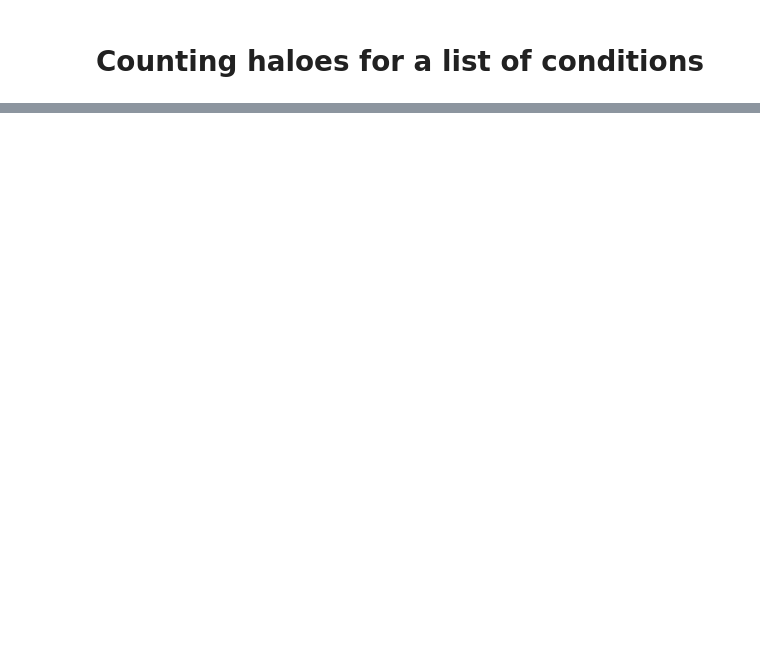
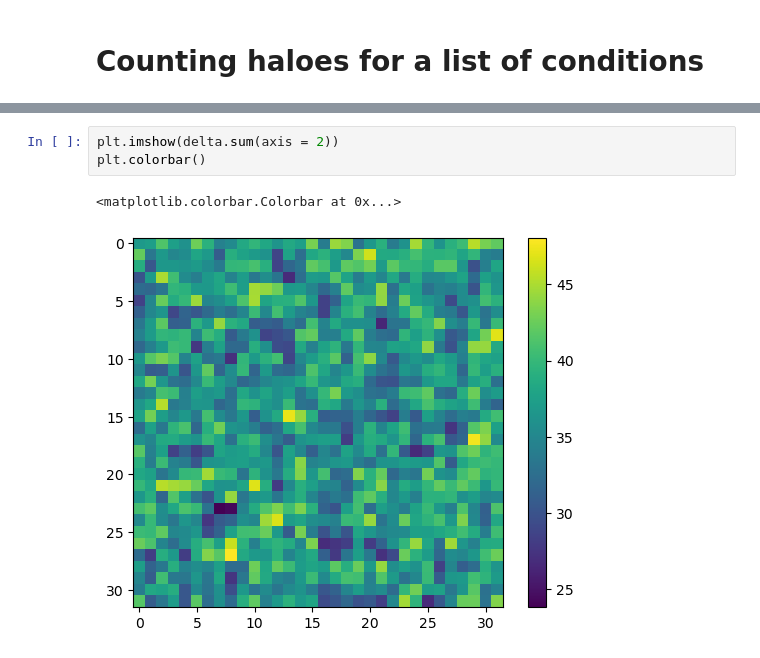
Before and after one commit to SergeiDBykov/self_supervised_halos, a Jupyter notebook: notebooks/halo_selection.ipynb, the cells around one changed output, grey strips where cells are left out. Drawn from its saved outputs; the diff is of its cells as text; blank space fills up the shorter version.

```diff
--- a/notebooks/halo_selection.ipynb
+++ b/notebooks/halo_selection.ipynb
@@ -103,0 +229,6 @@ Error:
+# %%
+plt.imshow(delta.sum(axis = 2))
+plt.colorbar()
+# %% [output]
+<matplotlib.colorbar.Colorbar at 0x...>
+[figure, added]
```
Also changed, not shown: parts of 19 cells of this notebook, 1 other file.
